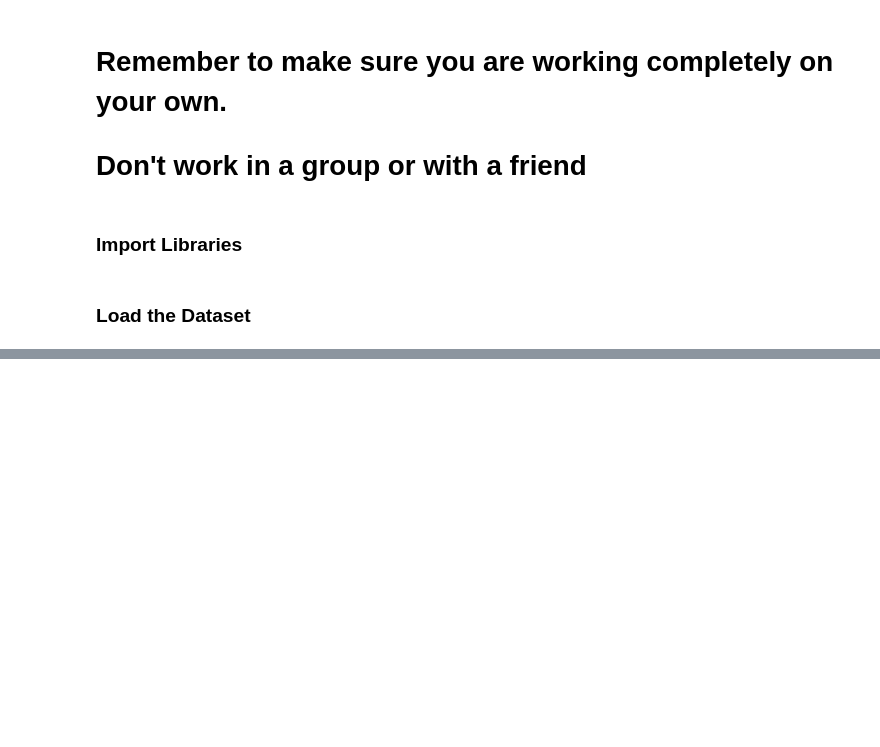
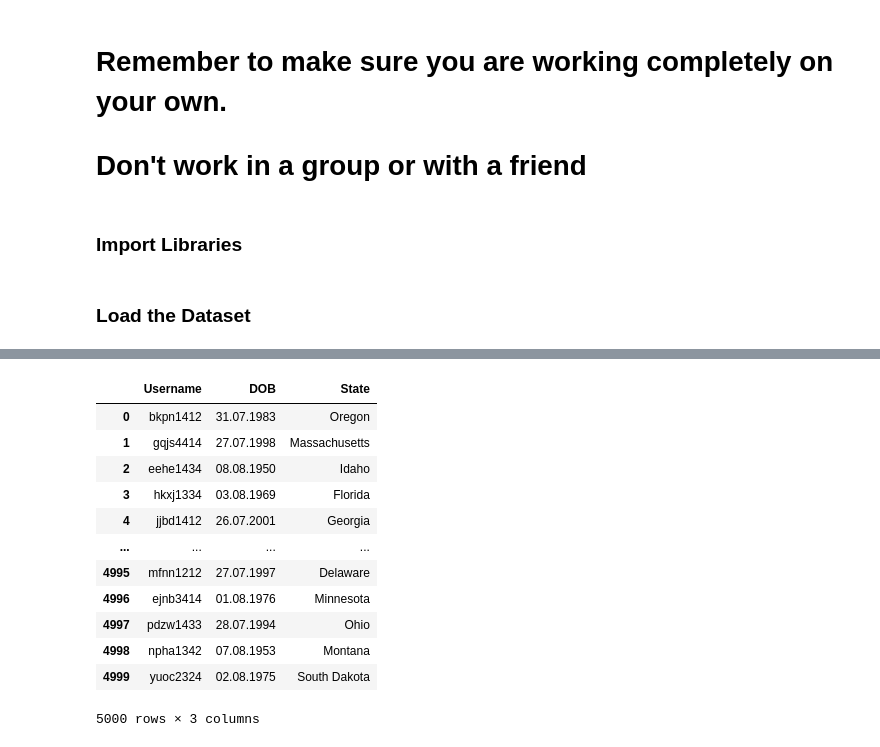
Before and after one commit to Malki9/3601763_BD2, a Jupyter notebook: 3601763_BD2.ipynb, the cells around one changed output, grey strips where cells are left out. Drawn from its saved outputs; the diff is of its cells as text; code cells hidden in the pictures; blank space fills up the shorter version.

```diff
--- a/3601763_BD2.ipynb
+++ b/3601763_BD2.ipynb
@@ -119,0 +157,16 @@ import pandas as np
+# %%
+users
+# %% [output]
+|  | Username | DOB | State |
+| 0 | bkpn1412 | 31.07.1983 | Oregon |
+| 1 | gqjs4414 | 27.07.1998 | Massachusetts |
+| 2 | eehe1434 | 08.08.1950 | Idaho |
+| 3 | hkxj1334 | 03.08.1969 | Florida |
+| 4 | jjbd1412 | 26.07.2001 | Georgia |
+| ... | ... | ... | ... |
+| 4995 | mfnn1212 | 27.07.1997 | Delaware |
+| 4996 | ejnb3414 | 01.08.1976 | Minnesota |
+| 4997 | pdzw1433 | 28.07.1994 | Ohio |
+| 4998 | npha1342 | 07.08.1953 | Montana |
+| 4999 | yuoc2324 | 02.08.1975 | South Dakota |
+5000 rows × 3 columns
```
Also changed, not shown: parts of 4 cells of this notebook.
